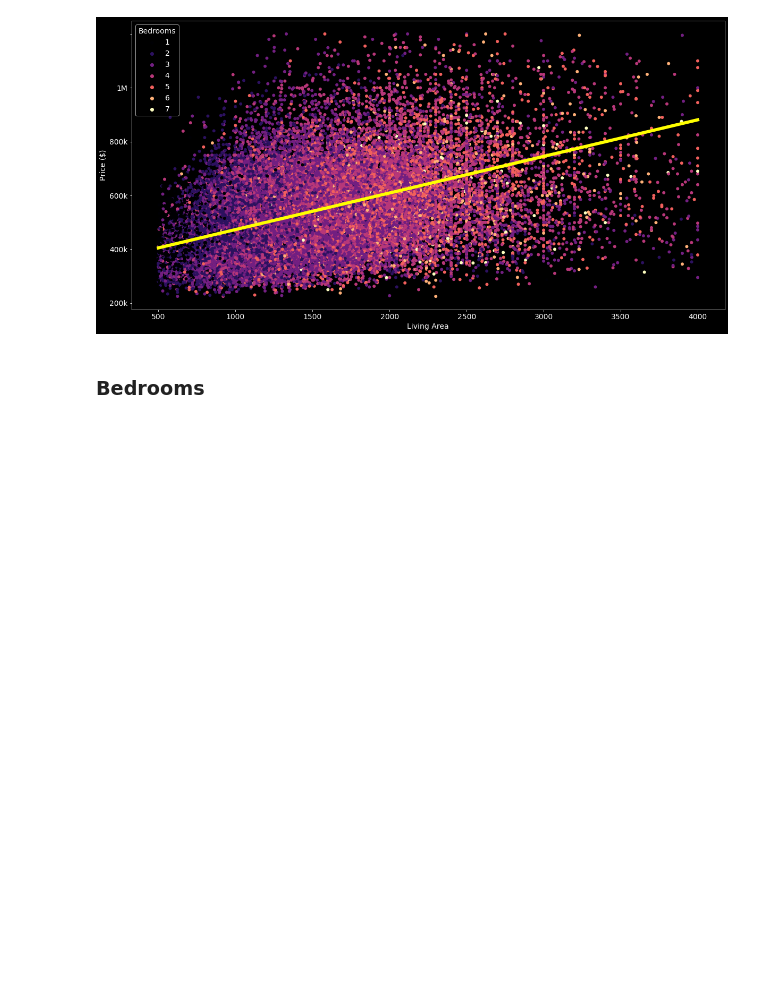
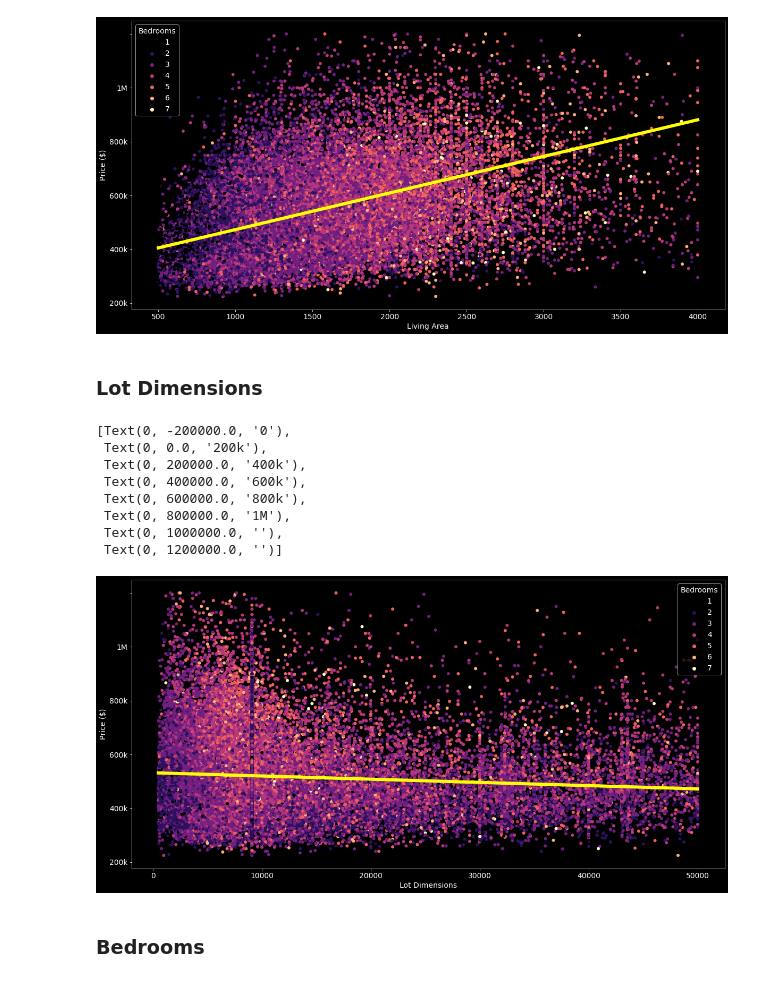
Before and after one commit to simkass/quebec-real-estate-analysis, a Jupyter notebook: notebooks/visualization2.ipynb, the cells around one changed output. Drawn from its saved outputs; the diff is of its cells as text; code cells hidden in the pictures; blank space fills up the shorter version.

```diff
--- a/notebooks/visualization2.ipynb
+++ b/notebooks/visualization2.ipynb
@@ -180,6 +204,25 @@ ax.set_yticklabels(["0", "200k", "400k", "600k", "800k", "1M"])
  Text(0, 1000000.0, ''),
  Text(0, 1200000.0, '')]
 [figure]
+# %% [markdown]
+### Lot Dimensions
+# %%
+fig, ax = plt.subplots(figsize=(20, 10))
+p1 = sns.scatterplot(data=listings_df, x="Lot Dimensions", y="Price", hue="Bedrooms", palette="magma", linewidth=0, ax=ax)
+p2 = sns.regplot(data=listings_df, x='Lot Dimensions', y='Price', color='yellow', line_kws={'linewidth':6}, ax=ax, scatter=False)
+
+ax.set_ylabel("Price ($)")
+ax.set_yticklabels(["0", "200k", "400k", "600k", "800k", "1M"])
+# %% [output]
+[Text(0, -200000.0, '0'),
+ Text(0, 0.0, '200k'),
+ Text(0, 200000.0, '400k'),
+ Text(0, 400000.0, '600k'),
+ Text(0, 600000.0, '800k'),
+ Text(0, 800000.0, '1M'),
+ Text(0, 1000000.0, ''),
+ Text(0, 1200000.0, '')]
+[figure, added]
 # %% [markdown]
 ### Bedrooms
 # %% [markdown]
```
Also changed, not shown: parts of 3 cells of this notebook, 2 other files.
